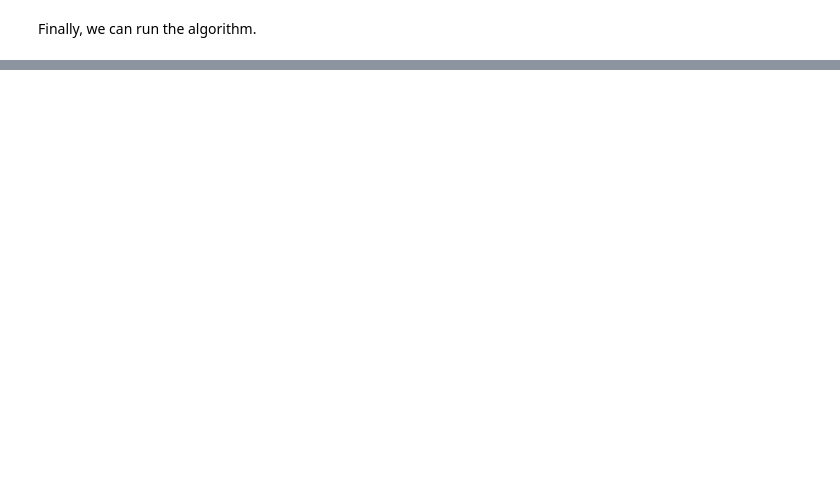
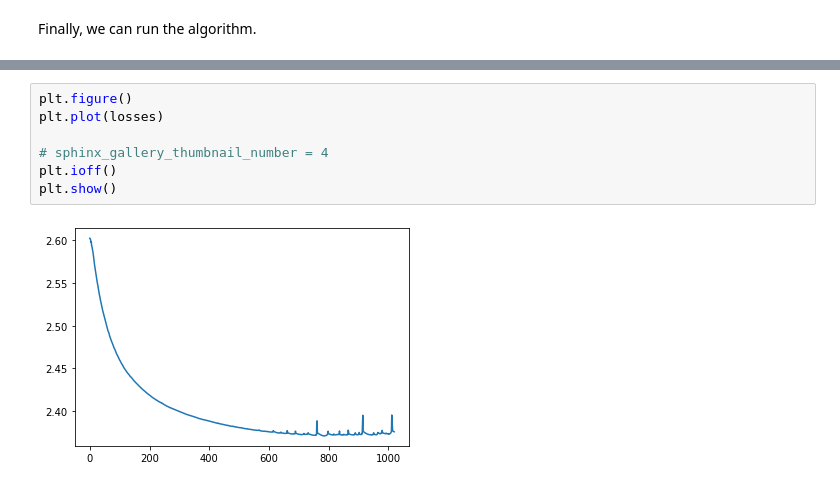
Before and after one commit to RicardoQiu/cse543t-project, a Jupyter notebook: neural_style_tutorial.ipynb, the cells around one changed output, grey strips where cells are left out. Cells and saved outputs as stored; diff of their text form; blank space fills up the shorter version.

```diff
--- a/neural_style_tutorial.ipynb
+++ b/neural_style_tutorial.ipynb
@@ -470,0 +480,9 @@ Style Loss : 2.654717 Content Loss: 9.913337
+# %%
+plt.figure()
+plt.plot(losses)
+
+# sphinx_gallery_thumbnail_number = 4
+plt.ioff()
+plt.show()
+# %% [output]
+[figure, added]
```
Also changed, not shown: parts of 9 cells of this notebook.
